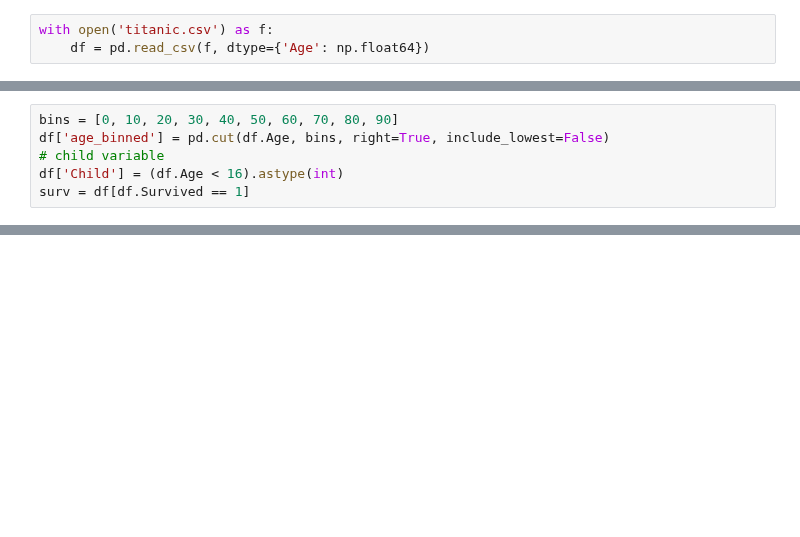
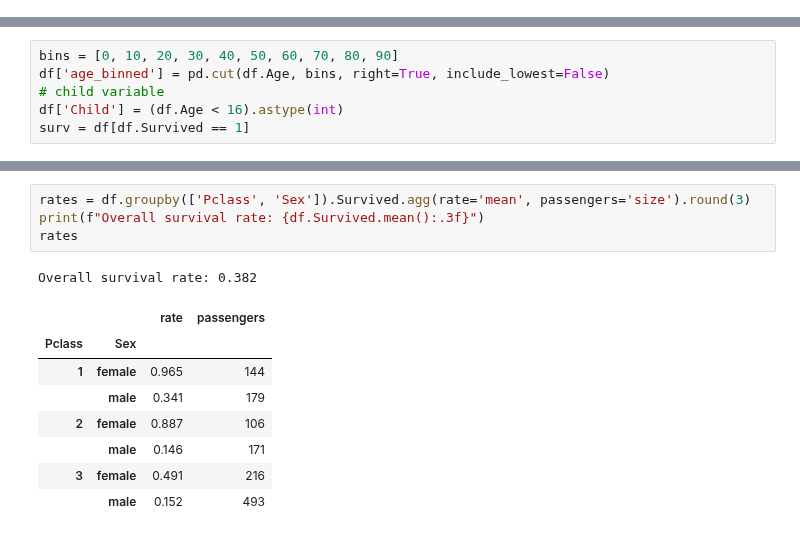
Before and after one commit to Ctwqk/datamining, a Jupyter notebook: hw7_titanic_survival/titanic_visualization.ipynb, the cells around one changed output, grey strips where cells are left out. Drawn from its saved outputs; the diff is of its cells as text; blank space fills up the shorter version.

```diff
--- a/hw7_titanic_survival/titanic_visualization.ipynb
+++ b/hw7_titanic_survival/titanic_visualization.ipynb
@@ -8,3 +25,0 @@ from sklearn.linear_model import LogisticRegression
-# %%
-with open('titanic.csv') as f:
-    df = pd.read_csv(f, dtype={'Age': np.float64})
@@ -97,0 +118,14 @@ axis.set_xlabel('')
+# %%
+rates = df.groupby(['Pclass', 'Sex']).Survived.agg(rate='mean', passengers='size').round(3)
+print(f"Overall survival rate: {df.Survived.mean():.3f}")
+rates
+# %% [output]
+Overall survival rate: 0.382
+|  |  | rate | passengers |
+| Pclass | Sex |  |  |
+| 1 | female | 0.965 | 144 |
+|  | male | 0.341 | 179 |
+| 2 | female | 0.887 | 106 |
+|  | male | 0.146 | 171 |
+| 3 | female | 0.491 | 216 |
+|  | male | 0.152 | 493 |
```
Also changed, not shown: parts of 13 cells of this notebook, 3 other files.
